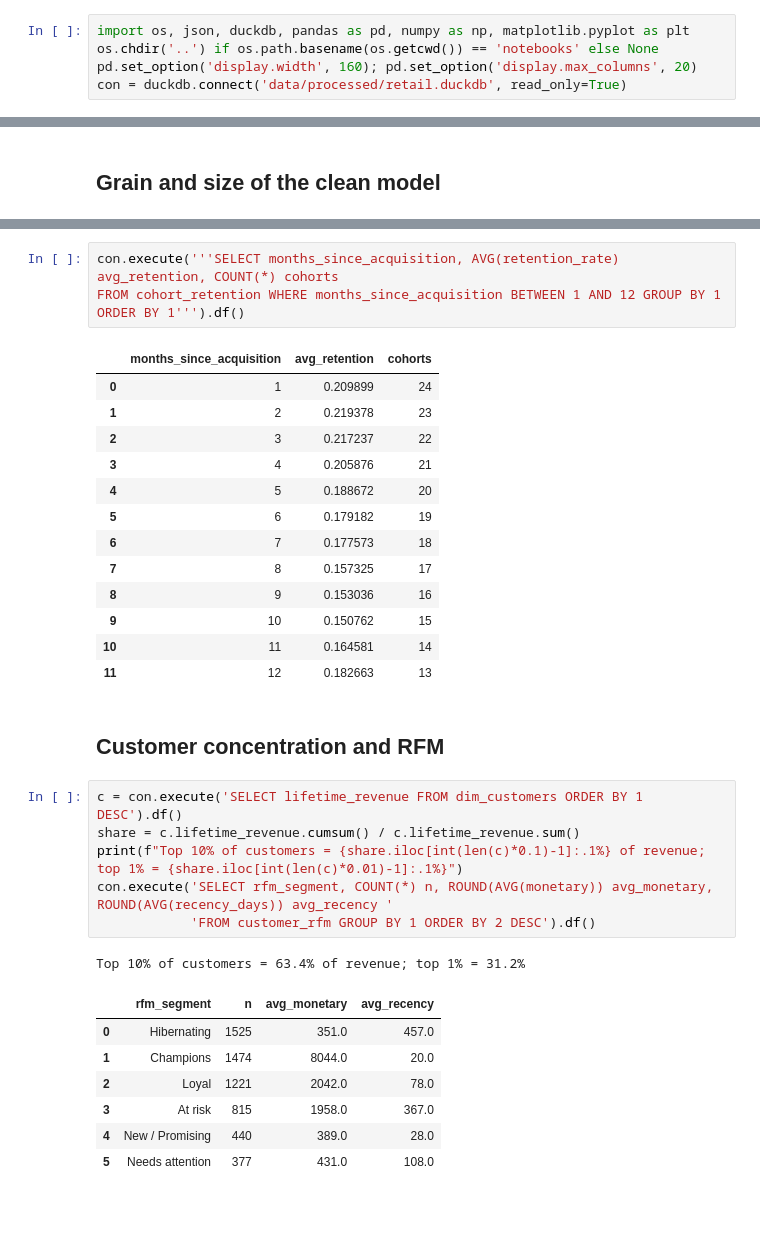
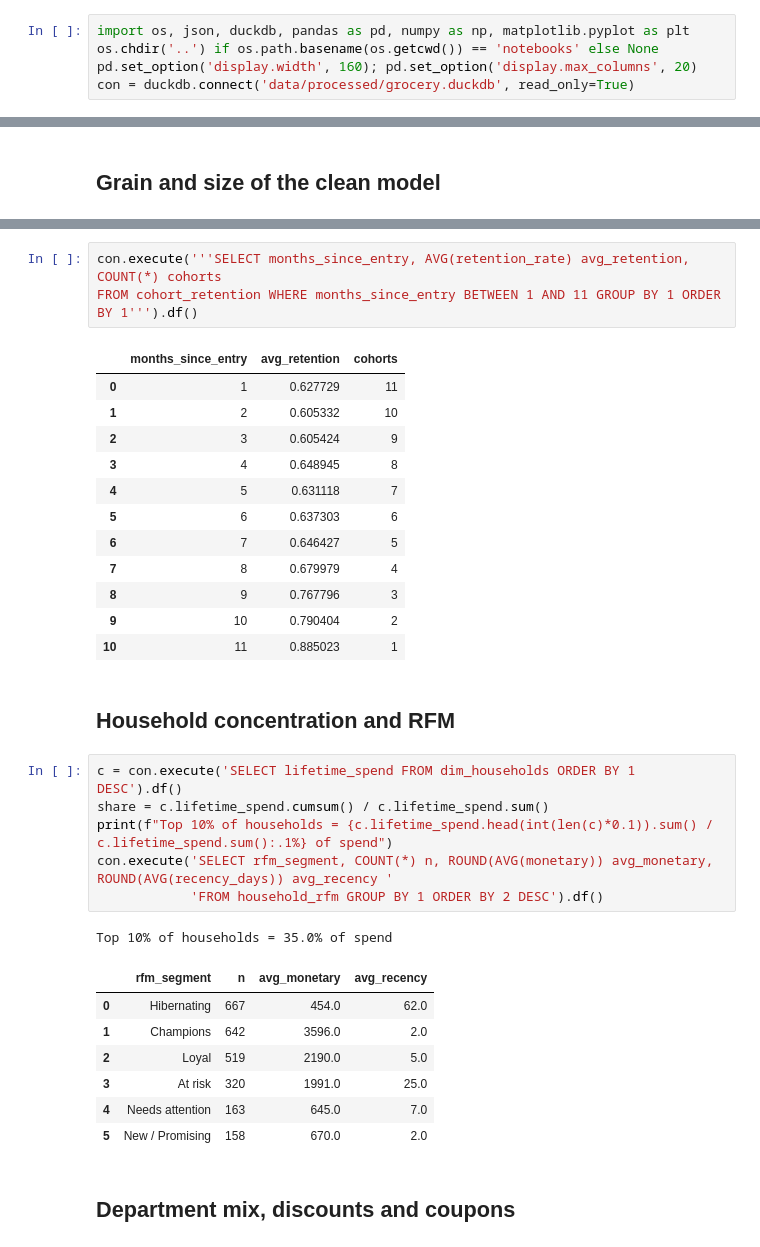
Before and after one commit to Abhi237/customer-churn-clv, a Jupyter notebook: notebooks/01_eda.ipynb, the cells around one changed output, grey strips where cells are left out. Drawn from its saved outputs; the diff is of its cells as text; blank space fills up the shorter version.

```diff
--- a/notebooks/01_eda.ipynb
+++ b/notebooks/01_eda.ipynb
@@ -5,7 +5,7 @@ All tables come from the DuckDB model built by `make sql` (`sql/01..08`). Raw da
 import os, json, duckdb, pandas as pd, numpy as np, matplotlib.pyplot as plt
 os.chdir('..') if os.path.basename(os.getcwd()) == 'notebooks' else None
 pd.set_option('display.width', 160); pd.set_option('display.max_columns', 20)
-con = duckdb.connect('data/processed/retail.duckdb', read_only=True)
+con = duckdb.connect('data/processed/grocery.duckdb', read_only=True)
 # %% [markdown]
 ## Data-quality profile and cleaning waterfall
 # %%
@@ -81,34 +94,35 @@ from IPython.display import Image; Image('docs/figures/cohort_retention_heatmap.
 # %%
-con.execute('''SELECT months_since_acquisition, AVG(retention_rate) avg_retention, COUNT(*) cohorts
-FROM cohort_retention WHERE months_since_acquisition BETWEEN 1 AND 12 GROUP BY 1 ORDER BY 1''').df()
+con.execute('''SELECT months_since_entry, AVG(retention_rate) avg_retention, COUNT(*) cohorts
+FROM cohort_retention WHERE months_since_entry BETWEEN 1 AND 11 GROUP BY 1 ORDER BY 1''').df()
 # %% [output]
-|  | months_since_acquisition | avg_retention | cohorts |
-| 0 | 1 | 0.209899 | 24 |
-| 1 | 2 | 0.219378 | 23 |
-| 2 | 3 | 0.217237 | 22 |
-| 3 | 4 | 0.205876 | 21 |
-| 4 | 5 | 0.188672 | 20 |
-| 5 | 6 | 0.179182 | 19 |
-| 6 | 7 | 0.177573 | 18 |
-| 7 | 8 | 0.157325 | 17 |
-| 8 | 9 | 0.153036 | 16 |
-| 9 | 10 | 0.150762 | 15 |
-| 10 | 11 | 0.164581 | 14 |
-| 11 | 12 | 0.182663 | 13 |
+|  | months_since_entry | avg_retention | cohorts |
+| 0 | 1 | 0.627729 | 11 |
+| 1 | 2 | 0.605332 | 10 |
+| 2 | 3 | 0.605424 | 9 |
+| 3 | 4 | 0.648945 | 8 |
+| 4 | 5 | 0.631118 | 7 |
+| 5 | 6 | 0.637303 | 6 |
+| 6 | 7 | 0.646427 | 5 |
+| 7 | 8 | 0.679979 | 4 |
+| 8 | 9 | 0.767796 | 3 |
+| 9 | 10 | 0.790404 | 2 |
+| 10 | 11 | 0.885023 | 1 |
 # %% [markdown]
-## Customer concentration and RFM
+## Household concentration and RFM
 # %%
-c = con.execute('SELECT lifetime_revenue FROM dim_customers ORDER BY 1 DESC').df()
-share = c.lifetime_revenue.cumsum() / c.lifetime_revenue.sum()
-print(f"Top 10% of customers = {share.iloc[int(len(c)*0.1)-1]:.1%} of revenue; top 1% = {share.iloc[int(len(c)*0.01)-1]:.1%}")
+c = con.execute('SELECT lifetime_spend FROM dim_households ORDER BY 1 DESC').df()
+share = c.lifetime_spend.cumsum() / c.lifetime_spend.sum()
+print(f"Top 10% of households = {c.lifetime_spend.head(int(len(c)*0.1)).sum() / c.lifetime_spend.sum():.1%} of spend")
 con.execute('SELECT rfm_segment, COUNT(*) n, ROUND(AVG(monetary)) avg_monetary, ROUND(AVG(recency_days)) avg_recency '
-            'FROM customer_rfm GROUP BY 1 ORDER BY 2 DESC').df()
+            'FROM household_rfm GROUP BY 1 ORDER BY 2 DESC').df()
 # %% [output]
-Top 10% of customers = 63.4% of revenue; top 1% = 31.2%
+Top 10% of households = 35.0% of spend
 |  | rfm_segment | n | avg_monetary | avg_recency |
-| 0 | Hibernating | 1525 | 351.0 | 457.0 |
-| 1 | Champions | 1474 | 8044.0 | 20.0 |
-| 2 | Loyal | 1221 | 2042.0 | 78.0 |
-| 3 | At risk | 815 | 1958.0 | 367.0 |
-| 4 | New / Promising | 440 | 389.0 | 28.0 |
-| 5 | Needs attention | 377 | 431.0 | 108.0 |
+| 0 | Hibernating | 667 | 454.0 | 62.0 |
+| 1 | Champions | 642 | 3596.0 | 2.0 |
+| 2 | Loyal | 519 | 2190.0 | 5.0 |
+| 3 | At risk | 320 | 1991.0 | 25.0 |
+| 4 | Needs attention | 163 | 645.0 | 7.0 |
+| 5 | New / Promising | 158 | 670.0 | 2.0 |
+# %% [markdown]
+## Department mix, discounts and coupons
```
Also changed, not shown: parts of 15 cells of this notebook, 18 other files.
